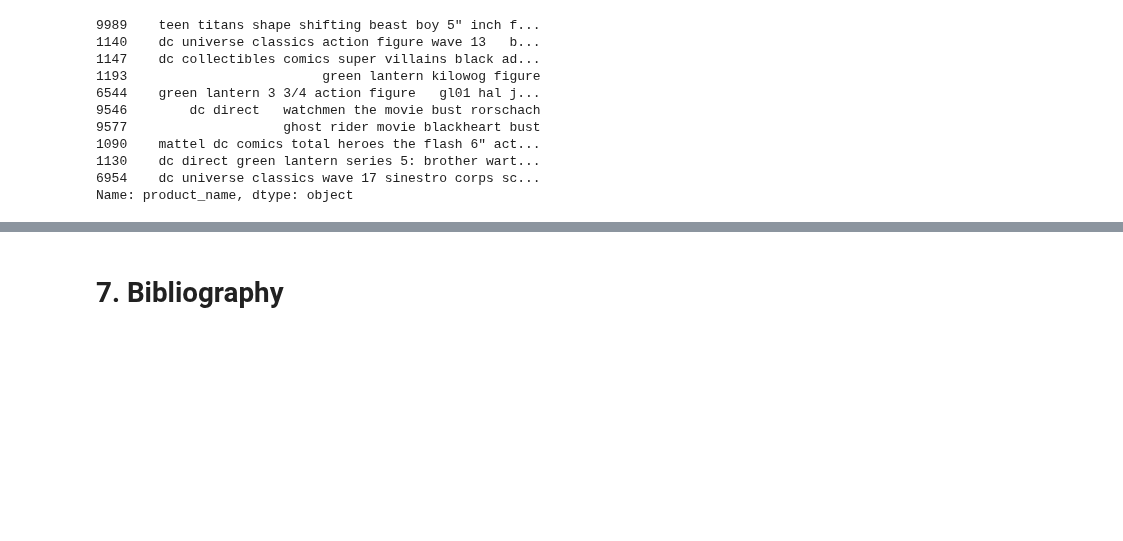
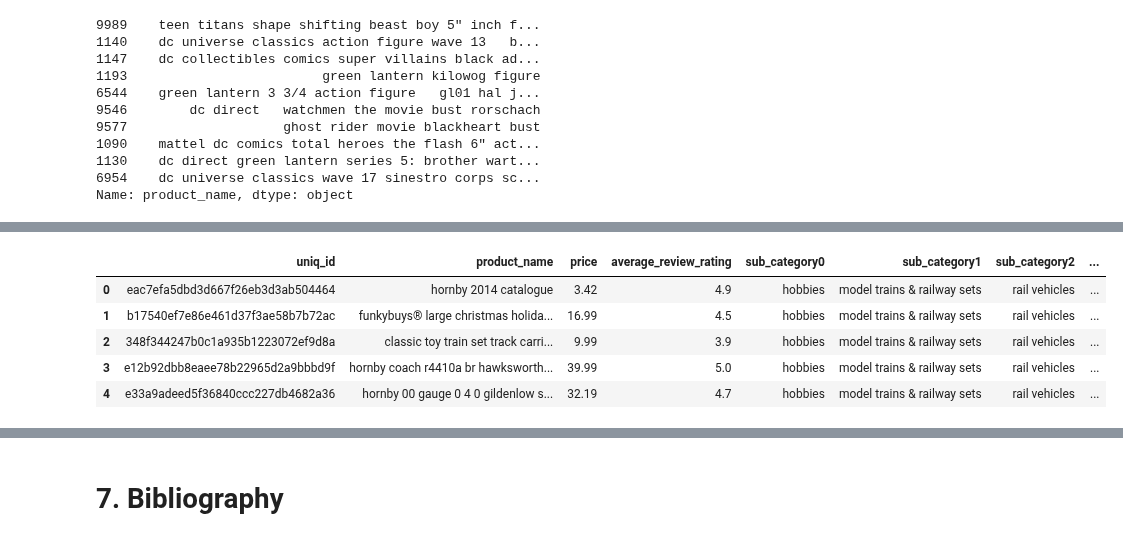
Before and after one commit to FJGM2023015/Recommendation-System-Market-Basket-Analysis-, a Jupyter notebook: recomm_system_market_basket_analysis.ipynb, the cells around one changed output, grey strips where cells are left out. Saved outputs shown, nothing was run; the diff lists cells and outputs as text; code cells hidden in the pictures; blank space fills up the shorter version.

```diff
--- a/recomm_system_market_basket_analysis.ipynb
+++ b/recomm_system_market_basket_analysis.ipynb
@@ -502,0 +503,15 @@ Reference: Chapter 4.Building Content-Based Recommenders - Hands-On Recommendati
+# %%
+df_selected2 = df_selected[
+        ['uniq_id','product_name','price','average_review_rating','sub_category0','sub_category1','sub_category2',
+         'sub_category3','sub_category4','customers_who_bought_this_item_also_bought',
+         'items_customers_buy_after_viewing_this_item']]
+# %%
+df_selected2 = df_selected2.merge(df_amazon[['uniq_id', 'manufacturer']], on='uniq_id', how='left')
+# %%
+# Columns 'manufacturer' to lowercase
+columns_to_lowercase = ['manufacturer']
+
+for column in columns_to_lowercase:
+    df_selected2[column] = df_selected2[column].str.lower()
+
+print(df_selected2[columns_to_lowercase].head())
@@ -502,0 +525,3 @@ Reference: Chapter 4.Building Content-Based Recommenders - Hands-On Recommendati
+# %%
+# Fill all cells with NaN values or empty cells with 'Unknown'
+df_selected2.fillna('Unknown', inplace=True)
@@ -502,0 +544,9 @@ Reference: Chapter 4.Building Content-Based Recommenders - Hands-On Recommendati
+# %%
+df_selected2.head()
+# %% [output]
+|  | uniq_id | product_name | price | average_review_rating | sub_category0 | sub_category1 | sub_category2 | ... |
+| 0 | eac7efa5dbd3d667f26eb3d3ab504464 | hornby 2014 catalogue | 3.42 | 4.9 | hobbies | model trains & railway sets | rail vehicles | ... |
+| 1 | b17540ef7e86e461d37f3ae58b7b72ac | funkybuys® large christmas holida... | 16.99 | 4.5 | hobbies | model trains & railway sets | rail vehicles | ... |
+| 2 | 348f344247b0c1a935b1223072ef9d8a | classic toy train set track carri... | 9.99 | 3.9 | hobbies | model trains & railway sets | rail vehicles | ... |
+| 3 | e12b92dbb8eaee78b22965d2a9bbbd9f | hornby coach r4410a br hawksworth... | 39.99 | 5.0 | hobbies | model trains & railway sets | rail vehicles | ... |
+| 4 | e33a9adeed5f36840ccc227db4682a36 | hornby 00 gauge 0 4 0 gildenlow s... | 32.19 | 4.7 | hobbies | model trains & railway sets | rail vehicles | ... |
```
Also changed, not shown: parts of 31 cells of this notebook.
